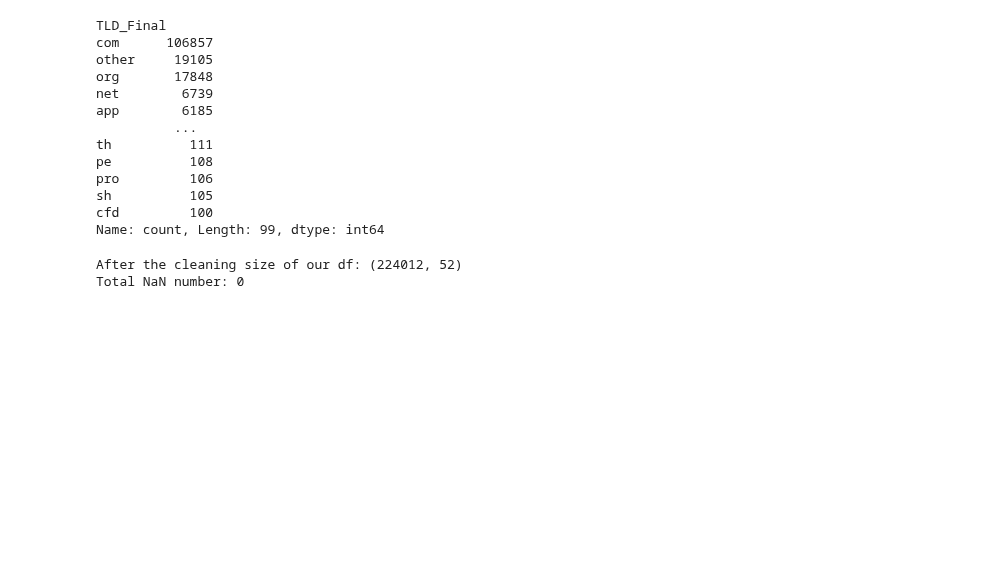
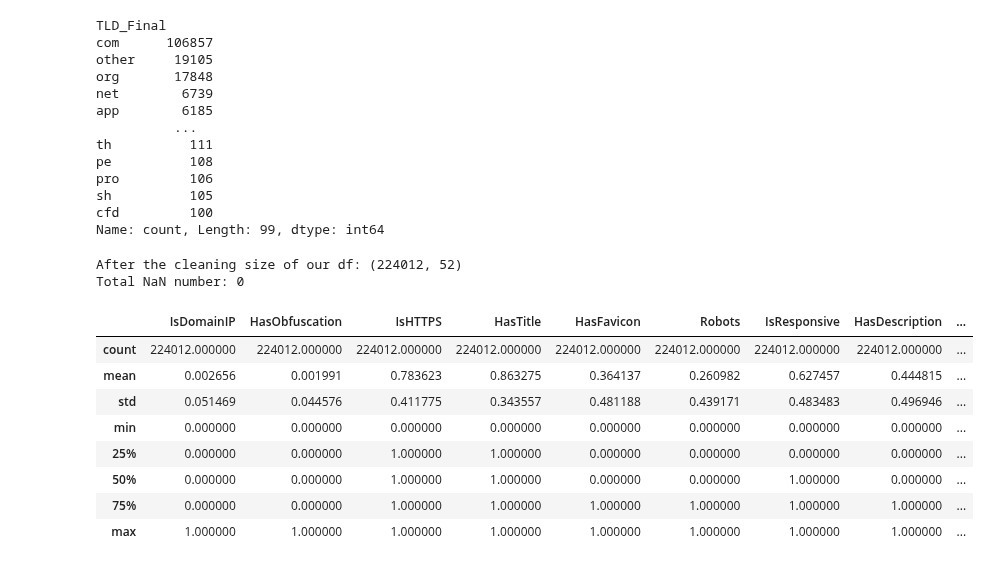
Before and after one commit to BugraAKKUS/Phishing-URL--Website--Detection, a Jupyter notebook: data_cleaning&preprocessing.ipynb, the cells around one changed output. Cells and saved outputs as stored; diff of their text form; code cells hidden in the pictures; blank space fills up the shorter version.

```diff
--- a/data_cleaning&preprocessing.ipynb
+++ b/data_cleaning&preprocessing.ipynb
@@ -187,3 +240,33 @@ Total NaN number: 0
 # %%
 #export our cleaned dataframe
 df_final.to_csv('Phishing_URL_ds_cleaned.csv', index=False)
+# %%
+#I made a mistake and now fixing it by reloading the cleaned data
+df = pd.read_csv('Phishing_URL_ds_cleaned.csv')
+# %%
+#we need to round binary columns that were imputed by MICE
+binary_cols = [
+    'IsDomainIP', 'HasObfuscation', 'IsHTTPS', 'HasTitle', 'HasFavicon',
+    'Robots', 'IsResponsive', 'HasDescription', 'HasExternalFormSubmit',
+    'HasSocialNet', 'HasSubmitButton', 'HasHiddenFields', 'HasPasswordField',
+    'Bank', 'Pay', 'Crypto', 'HasCopyrightInfo'
+]
+for col in binary_cols:
+    if col in df.columns:
+        # SENİN İSTEDİĞİN GARANTİ YÖNTEM (Vectorized Thresholding)
+        # Değer 0.5'ten büyükse True(1) olur, değilse False(0) olur.
+        # .astype(int) ile True/False'u 1/0'a çeviririz.
+        df[col] = (df[col] > 0.5).astype(int)
+# %%
+df[binary_cols].nunique()
+df[binary_cols].describe()
+# %% [output]
+|  | IsDomainIP | HasObfuscation | IsHTTPS | HasTitle | HasFavicon | Robots | IsResponsive | HasDescription | ... |
+| count | 224012.000000 | 224012.000000 | 224012.000000 | 224012.000000 | 224012.000000 | 224012.000000 | 224012.000000 | 224012.000000 | ... |
+| mean | 0.002656 | 0.001991 | 0.783623 | 0.863275 | 0.364137 | 0.260982 | 0.627457 | 0.444815 | ... |
+| std | 0.051469 | 0.044576 | 0.411775 | 0.343557 | 0.481188 | 0.439171 | 0.483483 | 0.496946 | ... |
+| min | 0.000000 | 0.000000 | 0.000000 | 0.000000 | 0.000000 | 0.000000 | 0.000000 | 0.000000 | ... |
+| 25% | 0.000000 | 0.000000 | 1.000000 | 1.000000 | 0.000000 | 0.000000 | 0.000000 | 0.000000 | ... |
+| 50% | 0.000000 | 0.000000 | 1.000000 | 1.000000 | 0.000000 | 0.000000 | 1.000000 | 0.000000 | ... |
+| 75% | 0.000000 | 0.000000 | 1.000000 | 1.000000 | 1.000000 | 1.000000 | 1.000000 | 1.000000 | ... |
+| max | 1.000000 | 1.000000 | 1.000000 | 1.000000 | 1.000000 | 1.000000 | 1.000000 | 1.000000 | ... |
```
Also changed, not shown: parts of 4 cells of this notebook.
